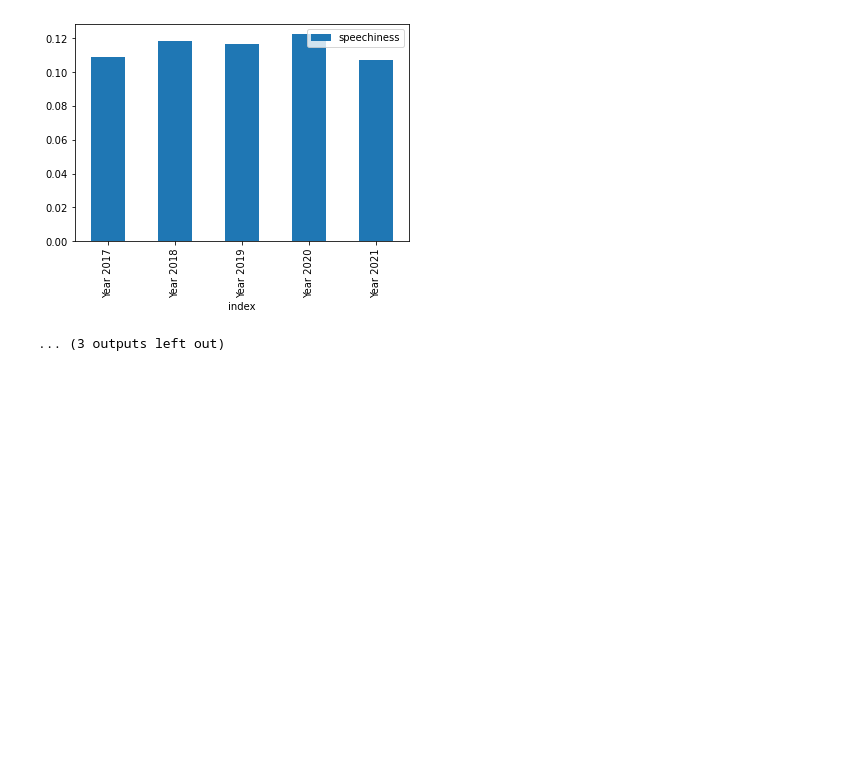
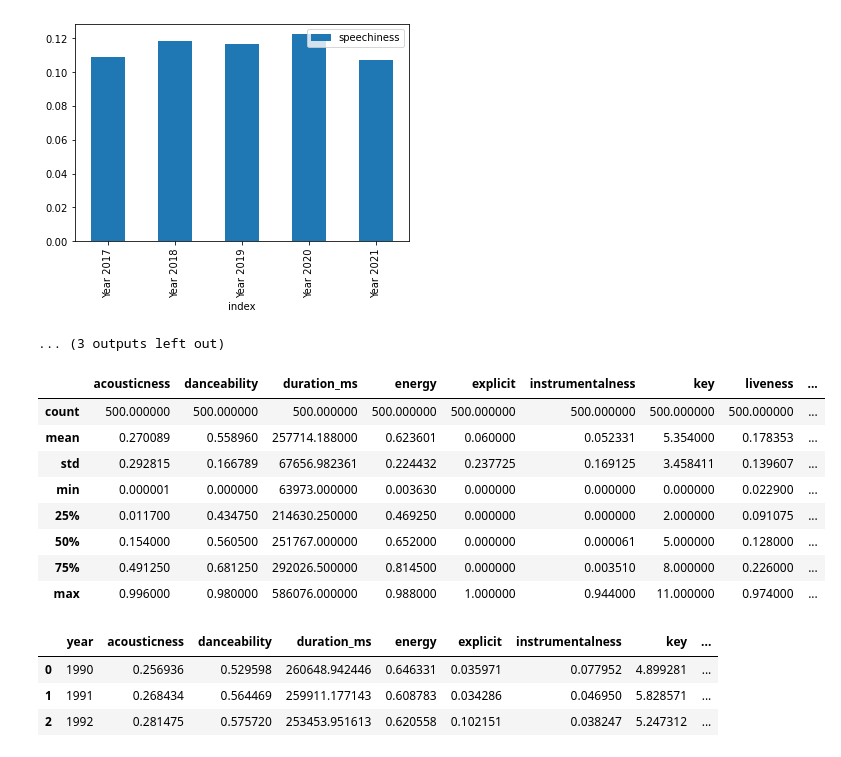
Before and after one commit to shchee5/TurnUptheData, a Jupyter notebook: Resources/Discovery.ipynb, the cells around one changed output. Saved outputs shown, nothing was run; the diff lists cells and outputs as text; code cells hidden in the pictures; blank space fills up the shorter version.

```diff
--- a/Resources/Discovery.ipynb
+++ b/Resources/Discovery.ipynb
@@ -162,3 +162,17 @@ for i in column_list:
 # years1942to1945_df =artist_df.loc[(artist_df['year'] >=1942) &(artist_df['year'] <=1945)]
 # years2007to2008_df = artist_df.loc[(artist_df['year'] >=2007) &(artist_df['year'] <=2008)]
 # years1990to1992_df = artist_df.loc[(artist_df['year'] >=1990) &(artist_df['year'] <=1992)]
+# %%
+year1990_df = artist_df.loc[(artist_df['year'] >= 1990) & (artist_df['year']<=1992)].sort_values(['popularity'],ascending=False)
+year1990_df_top = year1990_df.head(500)
+year1990_df_top.describe()
+# %% [output]
+|  | acousticness | danceability | duration_ms | energy | explicit | instrumentalness | key | liveness | ... |
+| count | 500.000000 | 500.000000 | 500.000000 | 500.000000 | 500.000000 | 500.000000 | 500.000000 | 500.000000 | ... |
+| mean | 0.270089 | 0.558960 | 257714.188000 | 0.623601 | 0.060000 | 0.052331 | 5.354000 | 0.178353 | ... |
+| std | 0.292815 | 0.166789 | 67656.982361 | 0.224432 | 0.237725 | 0.169125 | 3.458411 | 0.139607 | ... |
+| min | 0.000001 | 0.000000 | 63973.000000 | 0.003630 | 0.000000 | 0.000000 | 0.000000 | 0.022900 | ... |
+| 25% | 0.011700 | 0.434750 | 214630.250000 | 0.469250 | 0.000000 | 0.000000 | 2.000000 | 0.091075 | ... |
+| 50% | 0.154000 | 0.560500 | 251767.000000 | 0.652000 | 0.000000 | 0.000061 | 5.000000 | 0.128000 | ... |
+| 75% | 0.491250 | 0.681250 | 292026.500000 | 0.814500 | 0.000000 | 0.003510 | 8.000000 | 0.226000 | ... |
+| max | 0.996000 | 0.980000 | 586076.000000 | 0.988000 | 1.000000 | 0.944000 | 11.000000 | 0.974000 | ... |
@@ -164,0 +181,7 @@ for i in column_list:
+# %%
+year1990_grouped.mean().reset_index()
+# %% [output]
+|  | year | acousticness | danceability | duration_ms | energy | explicit | instrumentalness | key | ... |
+| 0 | 1990 | 0.256936 | 0.529598 | 260648.942446 | 0.646331 | 0.035971 | 0.077952 | 4.899281 | ... |
+| 1 | 1991 | 0.268434 | 0.564469 | 259911.177143 | 0.608783 | 0.034286 | 0.046950 | 5.828571 | ... |
+| 2 | 1992 | 0.281475 | 0.575720 | 253453.951613 | 0.620558 | 0.102151 | 0.038247 | 5.247312 | ... |
```
Also changed, not shown: parts of 2 cells of this notebook.
